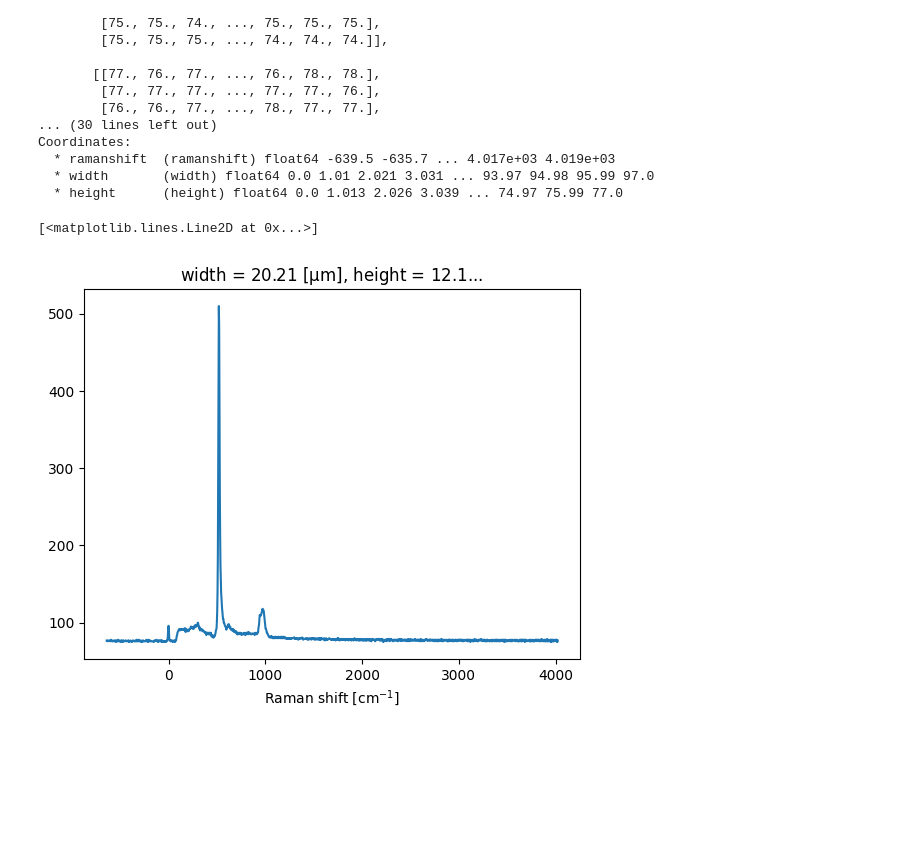
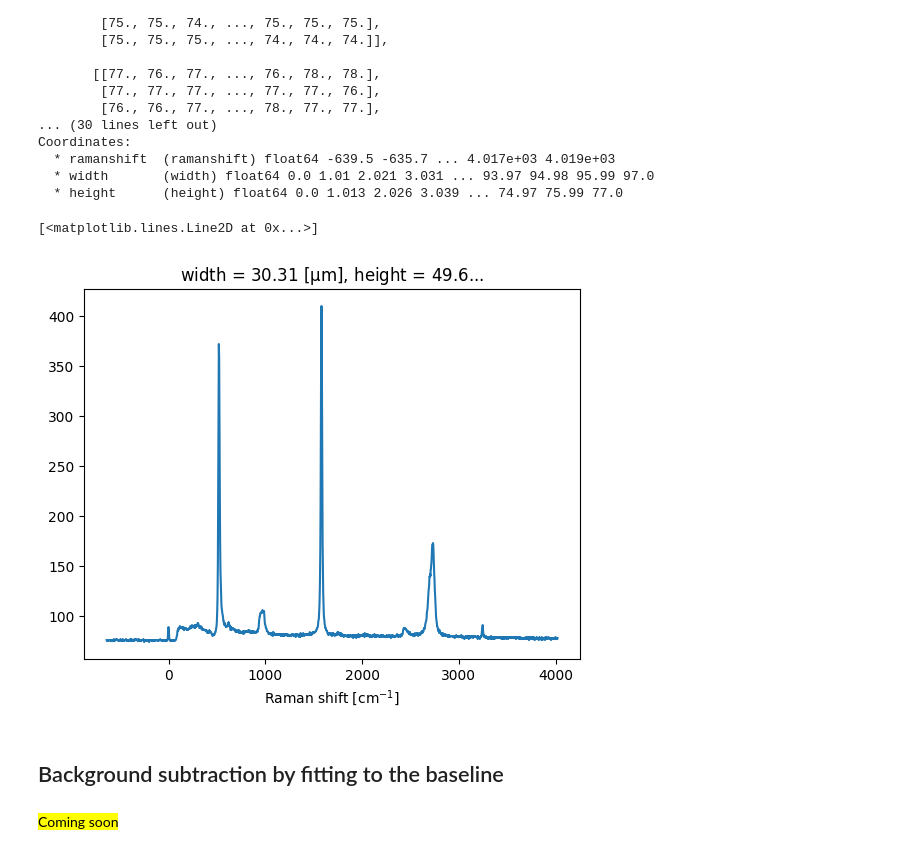
Before and after one commit to zrbyte/ramantools, a Jupyter notebook: ramantools tutorial.ipynb, the cells around one changed output. Drawn from its saved outputs; the diff is of its cells as text; code cells hidden in the pictures; blank space fills up the shorter version.

```diff
--- a/ramantools tutorial.ipynb
+++ b/ramantools tutorial.ipynb
@@ -245,7 +272,11 @@ Coordinates:
   * width       (width) float64 0.0 1.01 2.021 3.031 ... 93.97 94.98 95.99 97.0
   * height      (height) float64 0.0 1.013 2.026 3.039 ... 74.97 75.99 77.0
 # %%
-xr_bgsub.sel(width = 20, height = 12, method = 'nearest').plot()
+xr_bgsub.sel(width = 30, height = 50, method = 'nearest').plot()
 # %% [output]
 [<matplotlib.lines.Line2D at 0x...>]
-[figure, old version]
+[figure, new version]
+# %% [markdown]
+## Background subtraction by fitting to the baseline
+# %% [markdown]
+<mark>Coming soon</mark>
```
Also changed, not shown: parts of 7 cells of this notebook, 1 other file.
